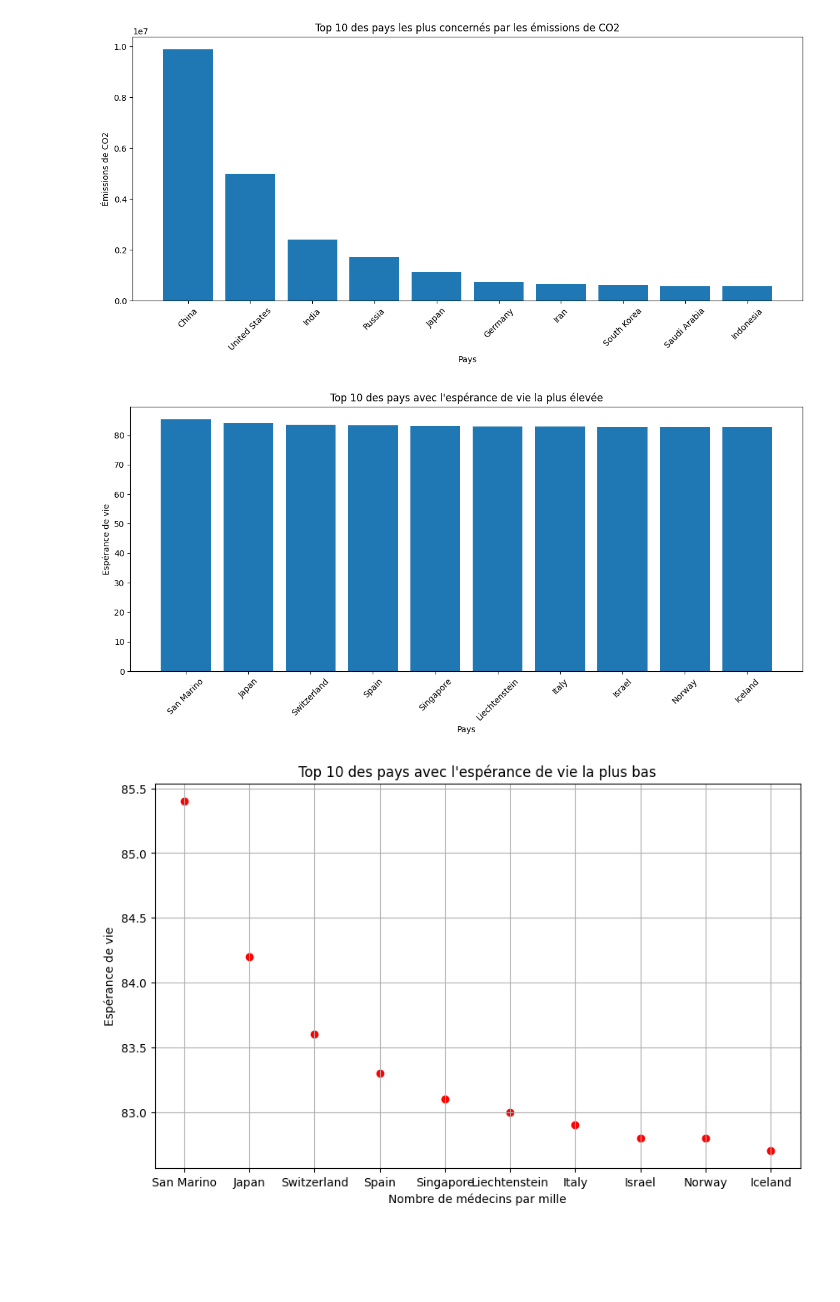
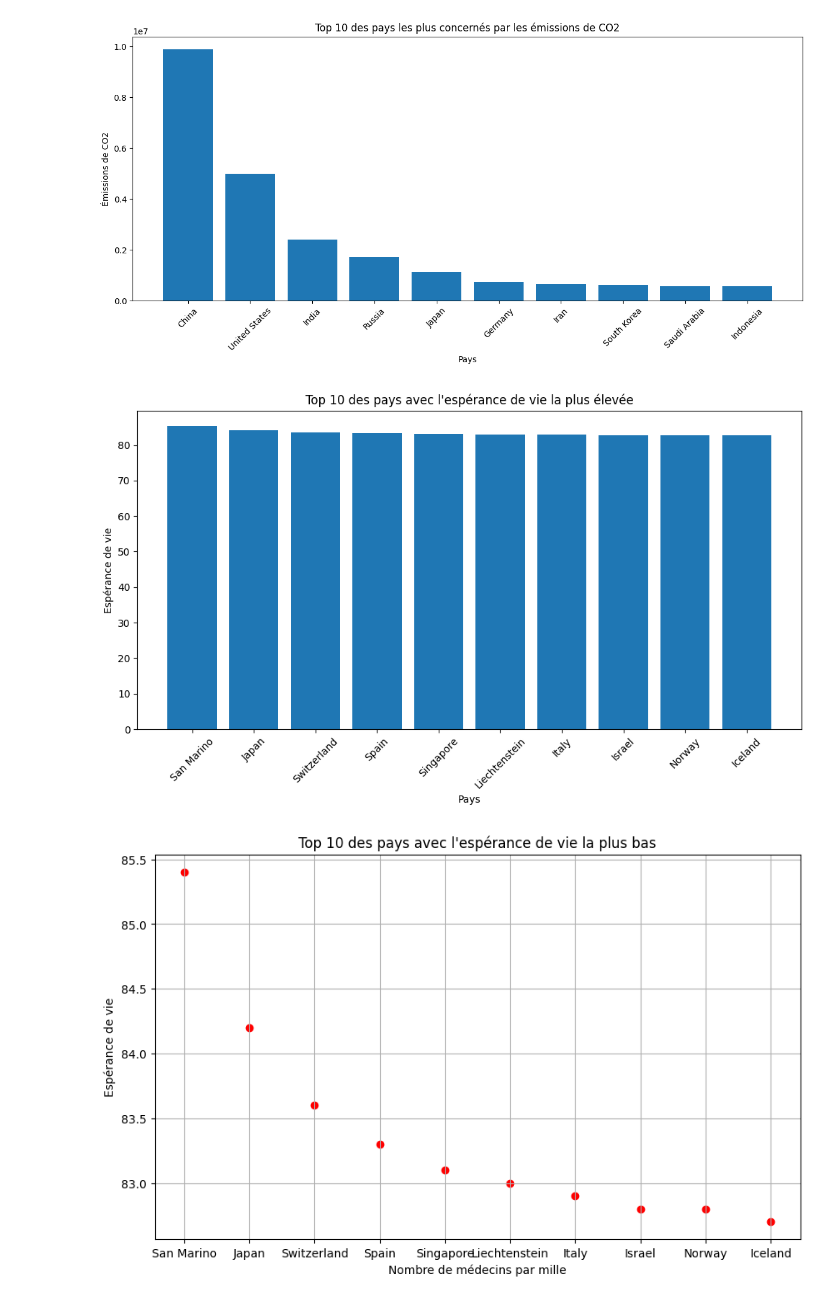
Before and after one commit to DONNEES2-PROJET/world-information, a Jupyter notebook: data_analyse.ipynb, the cells around one changed output. Saved outputs shown, nothing was run; the diff lists cells and outputs as text; code cells hidden in the pictures; blank space fills up the shorter version.

Commit message:
fix: debuger le graphique à barres pour les 10 pays avec l'espérance de vie la plus élevée

```diff
--- a/data_analyse.ipynb
+++ b/data_analyse.ipynb
@@ -69,15 +69,15 @@ sorted_health_df = health_df.sort_values(by='Life expectancy', ascending=False)
 top_10_life_expectancy_countries = sorted_health_df.head(10)
 # %%
 # Créer un graphique à barres pour les 10 pays avec l'espérance de vie la plus élevée
-plt.figure(figsize=(12, 6))
-plt.bar(top_10_life_expectancy_countries['Country'], top_10_life_expectancy_countries['Life Expectancy'])
+plt.figure(figsize=(10, 6))
+plt.bar(top_10_life_expectancy_countries['Country'], top_10_life_expectancy_countries['Life expectancy'])
 plt.xlabel('Pays')
 plt.ylabel("Espérance de vie")
 plt.title("Top 10 des pays avec l'espérance de vie la plus élevée")
 plt.xticks(rotation=45)
 plt.tight_layout()
 # %% [output]
-[figure, old version]
+[figure, new version]
 # %%
 # Trier le DataFrame par espérance de vie en ordre décroissant et sélectionner les 10 premiers pays
 top_10_life_expectancy_countries = health_df.sort_values('Life expectancy', ascending=False).head(10)
```
